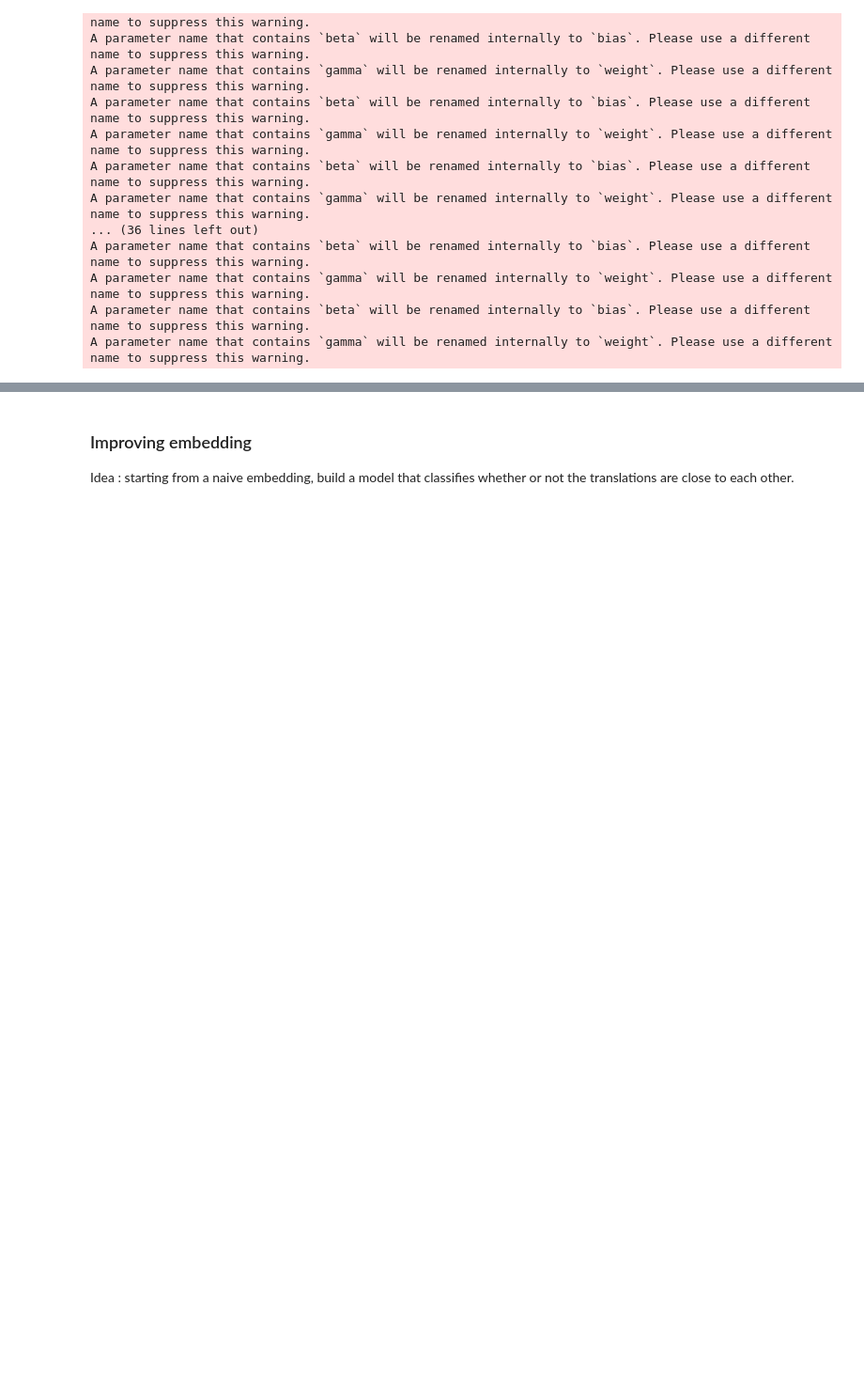
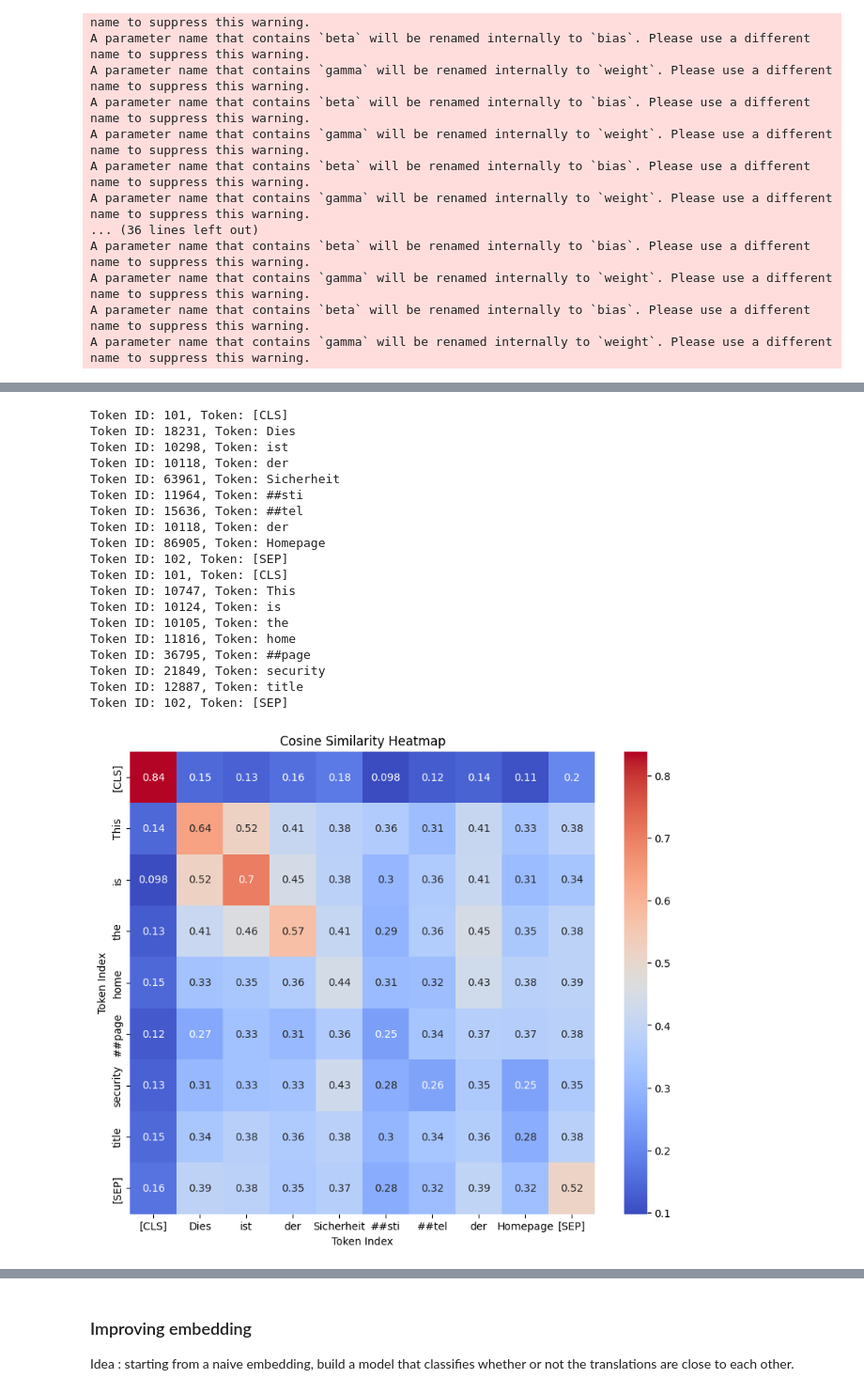
Before and after one commit to RomainDarous/Canonical-Ubuntu-AI-validation-check-for-open-source-os, a Jupyter notebook: 3_model/model.ipynb, the cells around one changed output, grey strips where cells are left out. Shown at 94% size. Drawn from its saved outputs; the diff is of its cells as text; code cells hidden in the pictures; blank space fills up the shorter version.

```diff
--- a/3_model/model.ipynb
+++ b/3_model/model.ipynb
@@ -135,0 +90,14 @@ Token ID: 102, Token: [SEP]
+# %%
+# Reference string
+text_1 = "This is the homepage security title"
+embeddings_1 = get_word_embeddings(text_1)
+
+print(embeddings_1.shape)  # Shape: (number of tokens, embedding dimension)
+
+# Suggested translations
+text_2 = "Посилене смоктання члену"
+text_3 = "Dies ist der Sicherheitstitel der Homepage"
+embeddings_2 = get_word_embeddings(text_2)
+embeddings_3 = get_word_embeddings(text_3)
+
+print(embeddings_2.shape, embeddings_3)
@@ -135,0 +151,32 @@ Token ID: 102, Token: [SEP]
+# %%
+# Compute cosine similarity between embeddings_1 and embeddings_2
+cos_sim_1_3 = cosine_similarity(embeddings_1, embeddings_3)
+
+# Plot the heatmap with text_1 and text_3
+plt.figure(figsize=(10, 8))
+sns.heatmap(cos_sim_1_3, annot=True, cmap='coolwarm', xticklabels=inspect_tokens(text_3), yticklabels=inspect_tokens(text_1))
+plt.xlabel('Token Index')
+plt.ylabel('Token Index')
+plt.title('Cosine Similarity Heatmap')
+plt.show()
+# %% [output]
+Token ID: 101, Token: [CLS]
+Token ID: 18231, Token: Dies
+Token ID: 10298, Token: ist
+Token ID: 10118, Token: der
+Token ID: 63961, Token: Sicherheit
+Token ID: 11964, Token: ##sti
+Token ID: 15636, Token: ##tel
+Token ID: 10118, Token: der
+Token ID: 86905, Token: Homepage
+Token ID: 102, Token: [SEP]
+Token ID: 101, Token: [CLS]
+Token ID: 10747, Token: This
+Token ID: 10124, Token: is
+Token ID: 10105, Token: the
+Token ID: 11816, Token: home
+Token ID: 36795, Token: ##page
+Token ID: 21849, Token: security
+Token ID: 12887, Token: title
+Token ID: 102, Token: [SEP]
+[figure, added]
```
Also changed, not shown: parts of 12 cells of this notebook, 4 other files.
